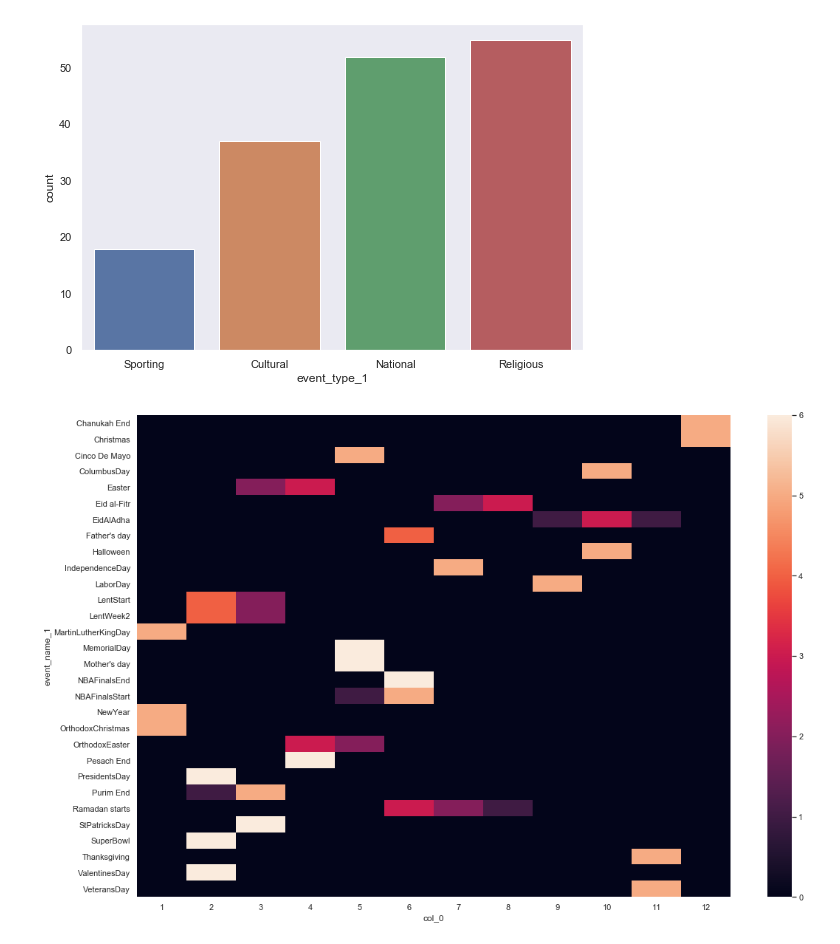
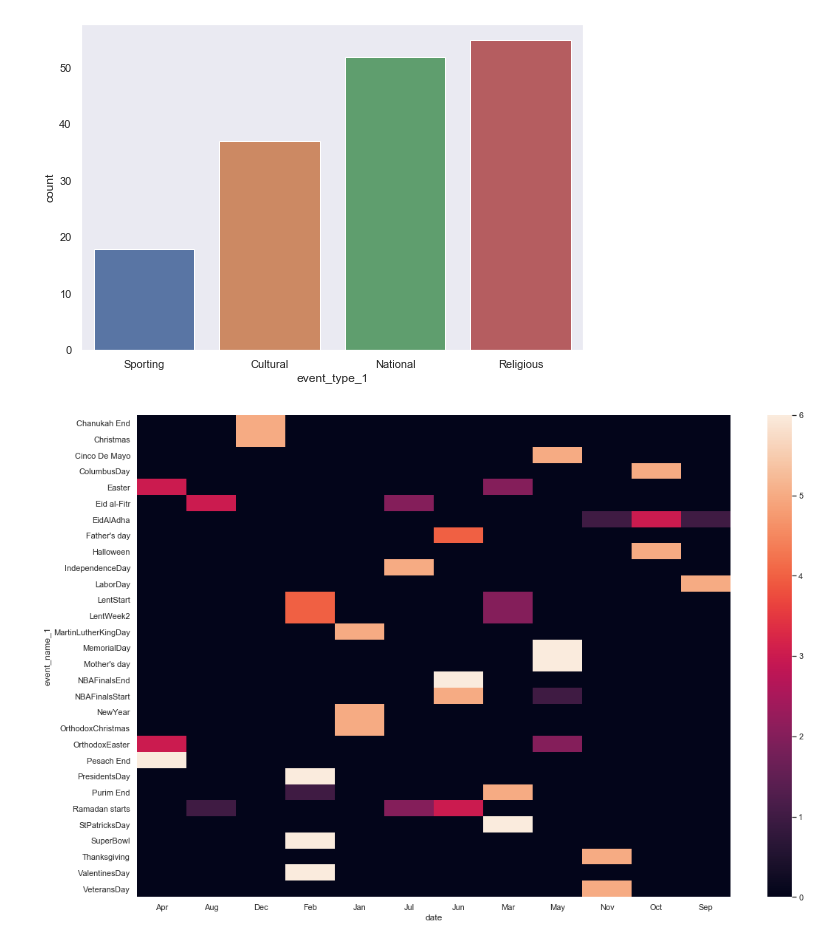
Before and after one commit to cpglenn/m5-forecasting-accuracy, a Jupyter notebook: calendar-eda.ipynb, the cells around one changed output. Cells and saved outputs as stored; diff of their text form; code cells hidden in the pictures.

```diff
--- a/calendar-eda.ipynb
+++ b/calendar-eda.ipynb
@@ -14,7 +12,8 @@ sns.set_style("dark")
 # %%
 print(os.getcwd())
 calendar = pd.read_csv("./datasets/calendar.csv")
-calendar.set_index('date', inplace=True)
-calendar.head(5)
+calendar['date'] = pd.to_datetime(calendar['date'])
+#calendar.set_index('date', inplace=True)
+calendar.head()
 # %% [output]
 /Users/christopherglenn/Dev/m5-forecasting-accuracy
@@ -35,8 +33,8 @@ plt.show()
 # %%
 fig_dims = (18, 12)
 fig, ax = plt.subplots(figsize=fig_dims)
-pd_crosstab = pd.crosstab(calendar['event_name_1'], calendar.index.month)
+pd_crosstab = pd.crosstab(calendar['event_name_1'], calendar['date'].dt.strftime('%b'))
 sns.heatmap(pd_crosstab, ax=ax)
 plt.show()
 # %% [output]
-[figure, old version]
+[figure, new version]
```
Also changed, not shown: parts of 3 cells of this notebook, 2 other files.
